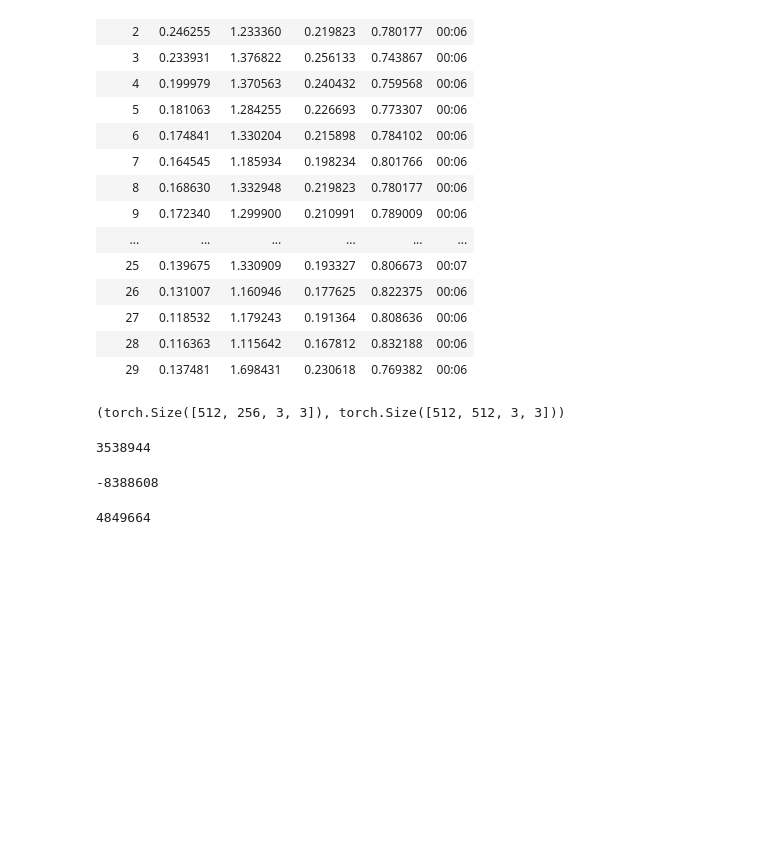
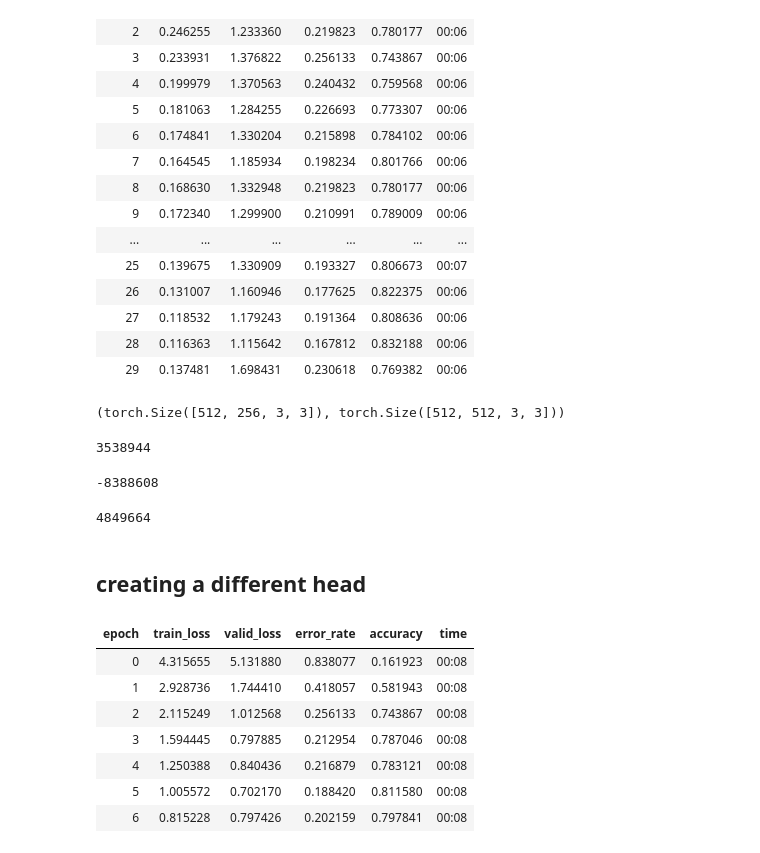
Before and after one commit to tyoc213/blog, a Jupyter notebook: __explorations__/2020_53/flowers and resnet18.ipynb, the cells around one changed output. Saved outputs shown, nothing was run; the diff lists cells and outputs as text; code cells hidden in the pictures; blank space fills up the shorter version.

```diff
--- a/__explorations__/2020_53/flowers and resnet18.ipynb
+++ b/__explorations__/2020_53/flowers and resnet18.ipynb
@@ -381,3 +379,5 @@ learn.model[0][7][0].conv1.weight.shape, learn.model[0][7][1].conv1.weight.shape
 8388608-3538944
 # %% [output]
 4849664
+# %% [markdown]
+## creating a different head
@@ -383,0 +386,17 @@ learn.model[0][7][0].conv1.weight.shape, learn.model[0][7][1].conv1.weight.shape
+# %%
+# layers = [AdaptiveConcatPool2d(), Flatten(), nn.Linear(512,102)]
+layers = [Flatten(), nn.Linear(512,102)]
+head2 = create_head(512, 102, concat_pool=False, lin_first=True)
+head = nn.Sequential(*layers)
+
+learn = cnn_learner(dls, resnet18, metrics=[error_rate, accuracy], custom_head=head2)
+learn.fit(7, lr=0.01)
+# %% [output]
+| epoch | train_loss | valid_loss | error_rate | accuracy | time |
+| 0 | 4.315655 | 5.131880 | 0.838077 | 0.161923 | 00:08 |
+| 1 | 2.928736 | 1.744410 | 0.418057 | 0.581943 | 00:08 |
+| 2 | 2.115249 | 1.012568 | 0.256133 | 0.743867 | 00:08 |
+| 3 | 1.594445 | 0.797885 | 0.212954 | 0.787046 | 00:08 |
+| 4 | 1.250388 | 0.840436 | 0.216879 | 0.783121 | 00:08 |
+| 5 | 1.005572 | 0.702170 | 0.188420 | 0.811580 | 00:08 |
+| 6 | 0.815228 | 0.797426 | 0.202159 | 0.797841 | 00:08 |
```
Also changed, not shown: parts of 19 cells of this notebook, 1 other file.
